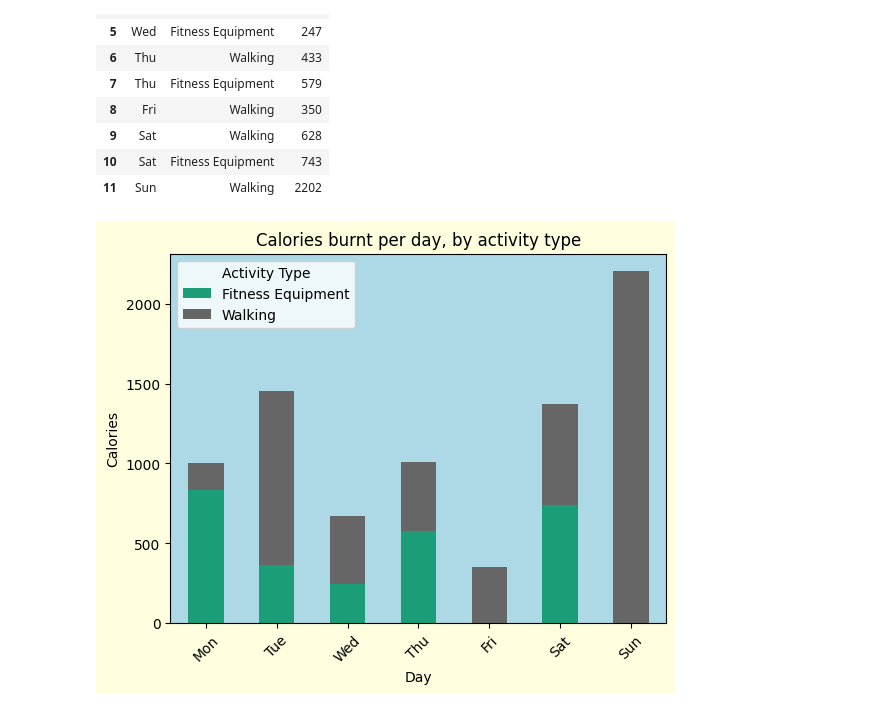
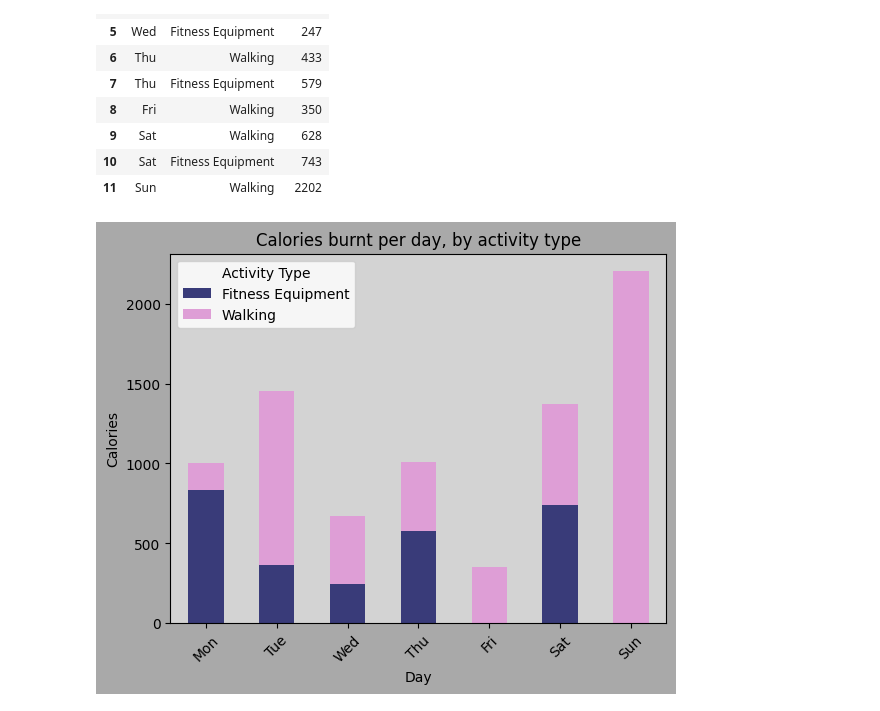
Before and after one commit to Jacob-CL/Biometrics, a Jupyter notebook: ActivityTypeCaloriesbyDay.ipynb, the cells around one changed output. Cells and saved outputs as stored; diff of their text form; code cells hidden in the pictures.

Commit message:
Colormap change

```diff
--- a/ActivityTypeCaloriesbyDay.ipynb
+++ b/ActivityTypeCaloriesbyDay.ipynb
@@ -29,32 +29,32 @@ activity_calories
 # %%
 # https://pandas.pydata.org/pandas-docs/version/0.23/generated/pandas.DataFrame.plot.html
 df = pd.DataFrame(activity_calories)
 
 # Group the dataframe by the 'Day' and 'Activity Type' columns, then sum the values and unstack.
 grouped = df.groupby(['Day','Activity Type']).sum()['Value'].unstack()
 #print(grouped)
 
 # Reorder bars
 order = ['Mon','Tue','Wed','Thu','Fri','Sat', 'Sun']
 
-# Stacked bar chart
-ax = grouped.loc[order].plot(kind='bar', stacked=True, colormap='Dark2')
+# Stacked bar chart - https://matplotlib.org/stable/users/explain/colors/colormaps.html
+ax = grouped.loc[order].plot(kind='bar', stacked=True, colormap='tab20b')
 
 # Set the background color of the entire figure
 fig = plt.gcf()
-fig.set_facecolor('lightyellow')
+fig.set_facecolor('darkgrey')
 # Set the color of the graph itself
-ax.set_facecolor('lightblue')
+ax.set_facecolor('lightgrey')
 
 # Label axis'
 plt.xlabel('Day')
 plt.ylabel('Calories')
 plt.title('Calories burnt per day, by activity type')
 
 # Customize x ticks
 plt.xticks(rotation=45)
 
 # Show me the dam thing
 plt.show()
 # %% [output]
-[figure, old version]
+[figure, new version]
```
